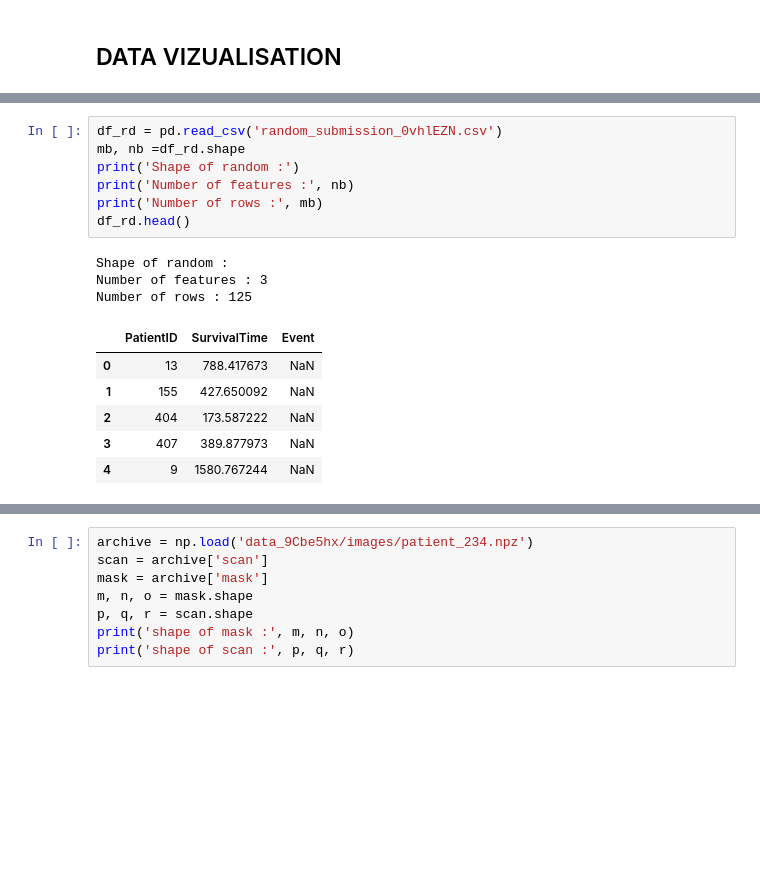
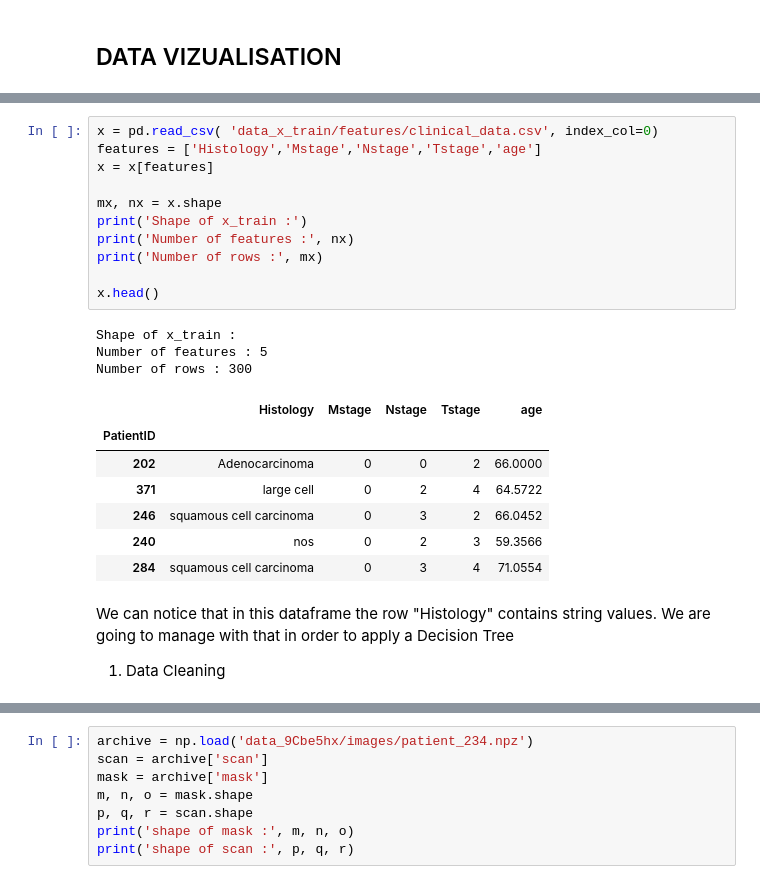
Before and after one commit to mylrcd/lung_cancer, a Jupyter notebook: predict.ipynb, the cells around one changed output, grey strips where cells are left out. Drawn from its saved outputs; the diff is of its cells as text; blank space fills up the shorter version.

Commit message:
Started the decision tree and data cleaning v2

```diff
--- a/predict.ipynb
+++ b/predict.ipynb
@@ -68,17 +37,26 @@ sns.regplot(x=X_train, y=y_train, data=df_out, logistic=True, ci=None, scatter_k
 # %%
-df_rd = pd.read_csv('random_submission_0vhlEZN.csv')
-mb, nb =df_rd.shape
-print('Shape of random :')
-print('Number of features :', nb)
-print('Number of rows :', mb)
-df_rd.head()
+x = pd.read_csv( 'data_x_train/features/clinical_data.csv', index_col=0)
+features = ['Histology','Mstage','Nstage','Tstage','age']
+x = x[features]
+
+mx, nx = x.shape
+print('Shape of x_train :')
+print('Number of features :', nx)
+print('Number of rows :', mx)
+
+x.head()
 # %% [output]
-Shape of random :
-Number of features : 3
-Number of rows : 125
+Shape of x_train :
+Number of features : 5
+Number of rows : 300
-|  | PatientID | SurvivalTime | Event |
-| 0 | 13 | 788.417673 | NaN |
-| 1 | 155 | 427.650092 | NaN |
-| 2 | 404 | 173.587222 | NaN |
-| 3 | 407 | 389.877973 | NaN |
-| 4 | 9 | 1580.767244 | NaN |
+|  | Histology | Mstage | Nstage | Tstage | age |
+| PatientID |  |  |  |  |  |
+| 202 | Adenocarcinoma | 0 | 0 | 2 | 66.0000 |
+| 371 | large cell | 0 | 2 | 4 | 64.5722 |
+| 246 | squamous cell carcinoma | 0 | 3 | 2 | 66.0452 |
+| 240 | nos | 0 | 2 | 3 | 59.3566 |
+| 284 | squamous cell carcinoma | 0 | 3 | 4 | 71.0554 |
+# %% [markdown]
+We can notice that in this dataframe the row "Histology" contains string values. We are going to manage with that in order to apply a Decision Tree
+
+1) Data Cleaning
```
Also changed, not shown: parts of 21 cells of this notebook.
